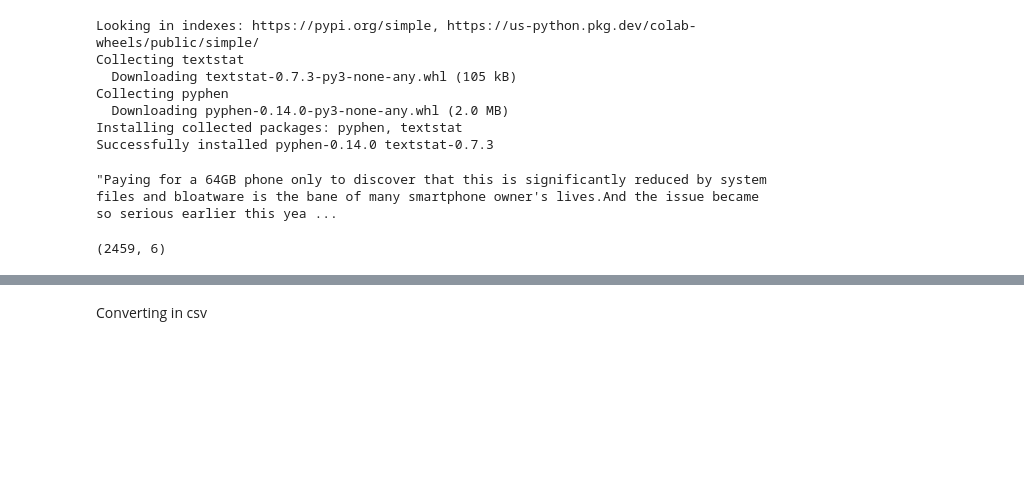
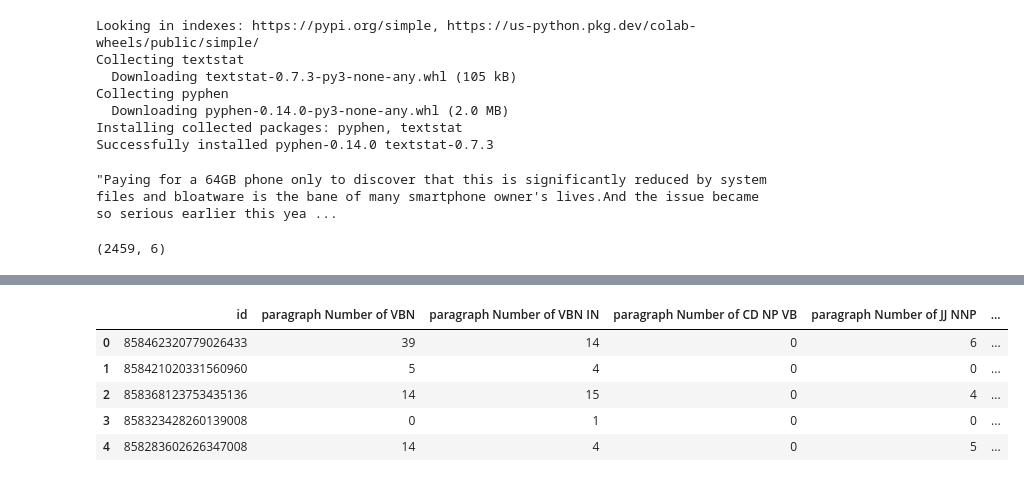
Before and after one commit to Tanya919/CLICKBAIT-DETECTION, a Jupyter notebook: Features/Individual Features/otherIndividualFeatures_Paragraph.ipynb, the cells around one changed output, grey strips where cells are left out. Cells and saved outputs as stored; diff of their text form; code cells hidden in the pictures; blank space fills up the shorter version.

```diff
--- a/Features/Individual Features/otherIndividualFeatures_Paragraph.ipynb
+++ b/Features/Individual Features/otherIndividualFeatures_Paragraph.ipynb
@@ -1192,7 +1188,5 @@ df1["paragraphs Number of NNP NN NN"] = pd.DataFrame(Nnp_Nn_Nn(title))
 df1["paragraphs Number of DT NN"] = pd.DataFrame(Dt_Nn(title))
 df1["paragraphs Existance of EX"] = pd.DataFrame(Ex(title))
 df1["paragraph Readability"] = pd.DataFrame(read_para(title))
-# %% [markdown]
-Converting in csv
 # %%
 df1.to_csv("/content/drive/MyDrive/nlp/Clickbit_dataset/clickbait17-validation-170630/feature/csv/paraFeature_60.csv",index=False)
@@ -1201,2 +1193,9 @@ df2 = pd.read_csv("/content/drive/MyDrive/nlp/Clickbit_dataset/clickbait17-valid
 # %%
-df2.head()
+df1.head()
+# %% [output]
+|  | id | paragraph Number of VBN | paragraph Number of VBN IN | paragraph Number of CD NP VB | paragraph Number of JJ NNP | ... |
+| 0 | 858462320779026433 | 39 | 14 | 0 | 6 | ... |
+| 1 | 858421020331560960 | 5 | 4 | 0 | 0 | ... |
+| 2 | 858368123753435136 | 14 | 15 | 0 | 4 | ... |
+| 3 | 858323428260139008 | 0 | 1 | 0 | 0 | ... |
+| 4 | 858283602626347008 | 14 | 4 | 0 | 5 | ... |
```
Also changed, not shown: parts of 5 cells of this notebook.
